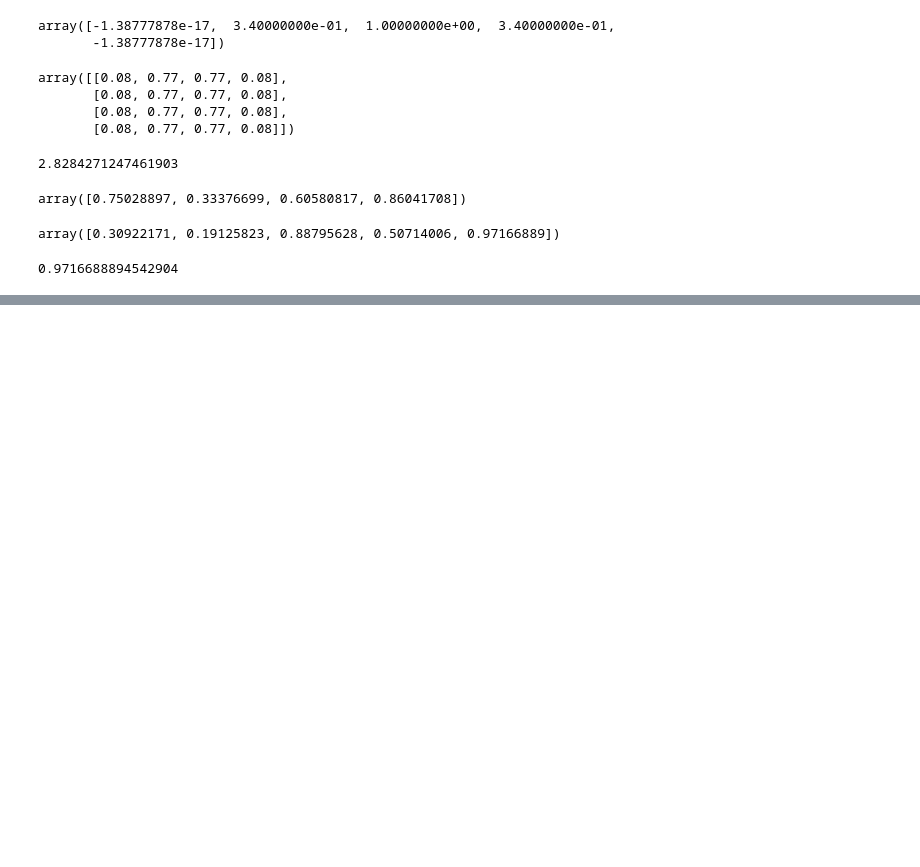
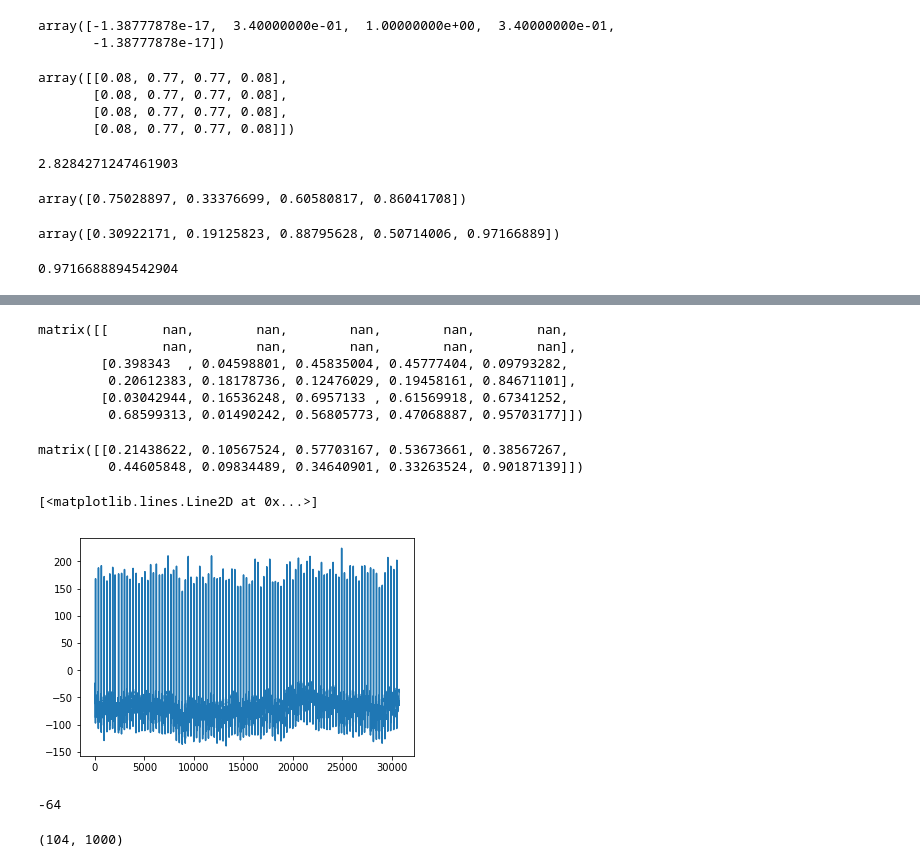
Before and after one commit to Gabrielzaraki/PSB_2018, a Jupyter notebook: Rascunho.ipynb, the cells around one changed output, grey strips where cells are left out. Drawn from its saved outputs; the diff is of its cells as text; code cells hidden in the pictures; blank space fills up the shorter version.

```diff
--- a/Rascunho.ipynb
+++ b/Rascunho.ipynb
@@ -59,0 +91,9 @@ b
+# %%
+E
+# %% [output]
+matrix([[       nan,        nan,        nan,        nan,        nan,
+                nan,        nan,        nan,        nan,        nan],
+        [0.398343  , 0.04598801, 0.45835004, 0.45777404, 0.09793282,
+         0.20612383, 0.18178736, 0.12476029, 0.19458161, 0.84671101],
+        [0.03042944, 0.16536248, 0.6957133 , 0.61569918, 0.67341252,
+         0.68599313, 0.01490242, 0.56805773, 0.47068887, 0.95703177]])
@@ -59,0 +102,20 @@ b
+# %%
+E.mean(0)
+# %% [output]
+matrix([[0.21438622, 0.10567524, 0.57703167, 0.53673661, 0.38567267,
+         0.44605848, 0.09834489, 0.34640901, 0.33263524, 0.90187139]])
+# %%
+data = scipy.io.loadmat('ECG_1.mat')
+
+fs = 360
+y1 = data['x']
+x1 = [row[0] for row in y1]
+# %%
+plt.plot(x1)
+# %% [output]
+[<matplotlib.lines.Line2D at 0x...>]
+[figure, added]
+# %%
+x1[345]
+# %% [output]
+-64
@@ -59,0 +144,4 @@ b
+# %%
+E.shape
+# %% [output]
+(104, 1000)
```
Also changed, not shown: parts of 14 cells of this notebook, 6 other files.
